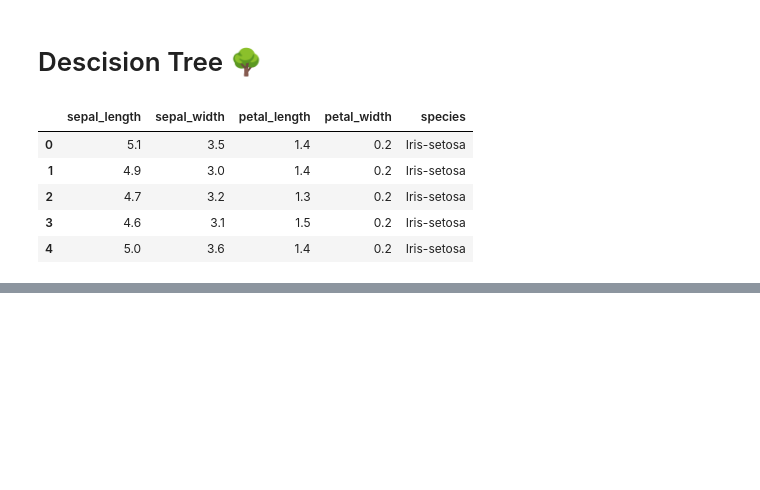
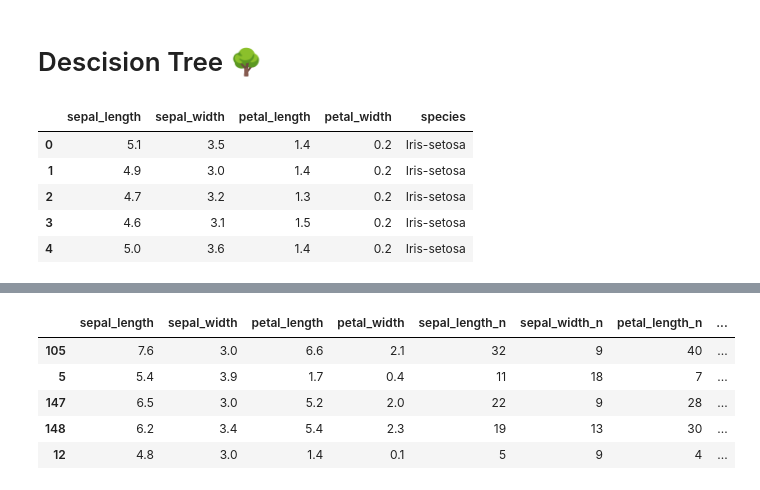
Before and after one commit to anonimity69/Machine-Learning-Basics101, a Jupyter notebook: descision_tree.ipynb, the cells around one changed output, grey strips where cells are left out. Cells and saved outputs as stored; diff of their text form; code cells hidden in the pictures; blank space fills up the shorter version.

```diff
--- a/descision_tree.ipynb
+++ b/descision_tree.ipynb
@@ -86,0 +56,3 @@ def check_purity(data):
+# %%
+inputs= df.drop('species', axis='columns')
+target= df['species']
@@ -86,0 +61,19 @@ def check_purity(data):
+# %%
+le_sepal_length = LabelEncoder()
+le_sepal_width = LabelEncoder()
+le_petal_length = LabelEncoder()
+le_petal_width = LabelEncoder()
+# %%
+inputs['sepal_length_n']= le_sepal_length.fit_transform(inputs['sepal_length'])
+inputs['sepal_width_n']= le_sepal_width.fit_transform(inputs['sepal_width'])
+inputs['petal_length_n']= le_petal_length.fit_transform(inputs['petal_length'])
+inputs['petal_width_n']= le_petal_width.fit_transform(inputs['petal_width'])
+# %%
+inputs.head()
+# %% [output]
+|  | sepal_length | sepal_width | petal_length | petal_width | sepal_length_n | sepal_width_n | petal_length_n | ... |
+| 105 | 7.6 | 3.0 | 6.6 | 2.1 | 32 | 9 | 40 | ... |
+| 5 | 5.4 | 3.9 | 1.7 | 0.4 | 11 | 18 | 7 | ... |
+| 147 | 6.5 | 3.0 | 5.2 | 2.0 | 22 | 9 | 28 | ... |
+| 148 | 6.2 | 3.4 | 5.4 | 2.3 | 19 | 13 | 30 | ... |
+| 12 | 4.8 | 3.0 | 1.4 | 0.1 | 5 | 9 | 4 | ... |
```
Also changed, not shown: parts of 13 cells of this notebook.
